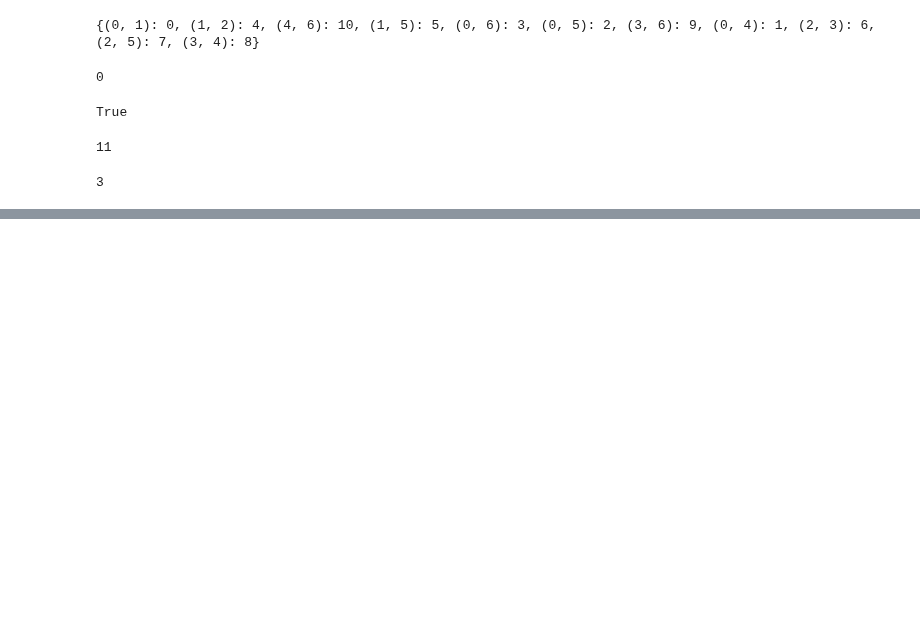
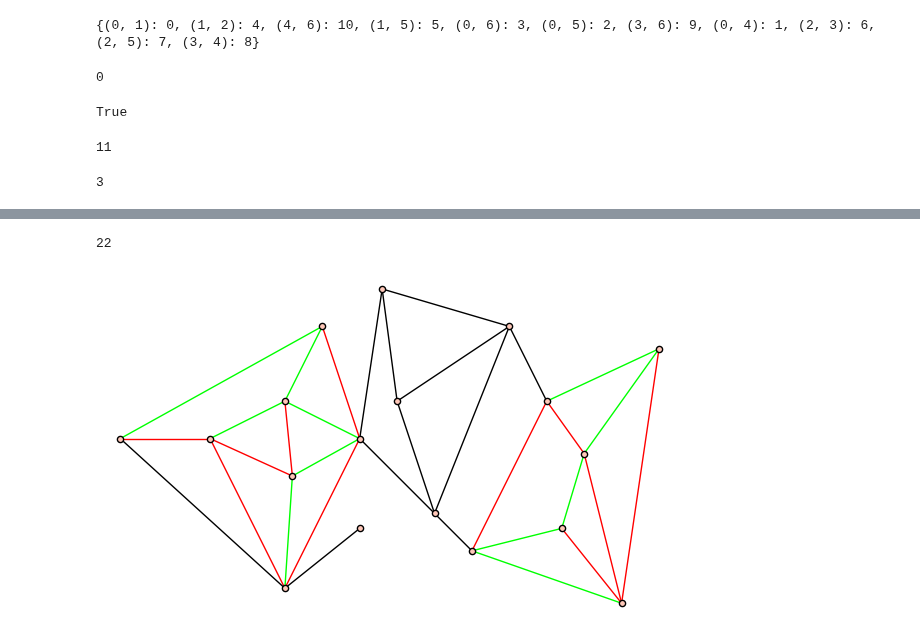
Before and after one commit to fk2601/kforest, a Jupyter notebook: kforest.ipynb, the cells around one changed output, grey strips where cells are left out. Saved outputs shown, nothing was run; the diff lists cells and outputs as text; code cells hidden in the pictures; blank space fills up the shorter version.

```diff
--- a/kforest.ipynb
+++ b/kforest.ipynb
@@ -493,0 +560,14 @@ g.size()
+# %%
+L = top_clump(Is, start_graphic, c_graphic)
+print(len(L))
+res1 = set(map(lambda x: x[:2], testgraph.edges()))
+res2 = set(map(lambda x: x[:2], L))
+res = res1.difference(res2)
+r = map(lambda x: x + (-1,), list(res))
+gg = Graph({})
+gg.add_edges(r + L)
+p = gg.plot(vertex_labels=False, color_by_label={0:(1,0,0), 1:(0,1,0)}, pos=testpos, vertex_size=20.0)
+p.show()
+# %% [output]
+22
+[figure, added]
```
Also changed, not shown: parts of 11 cells of this notebook.
